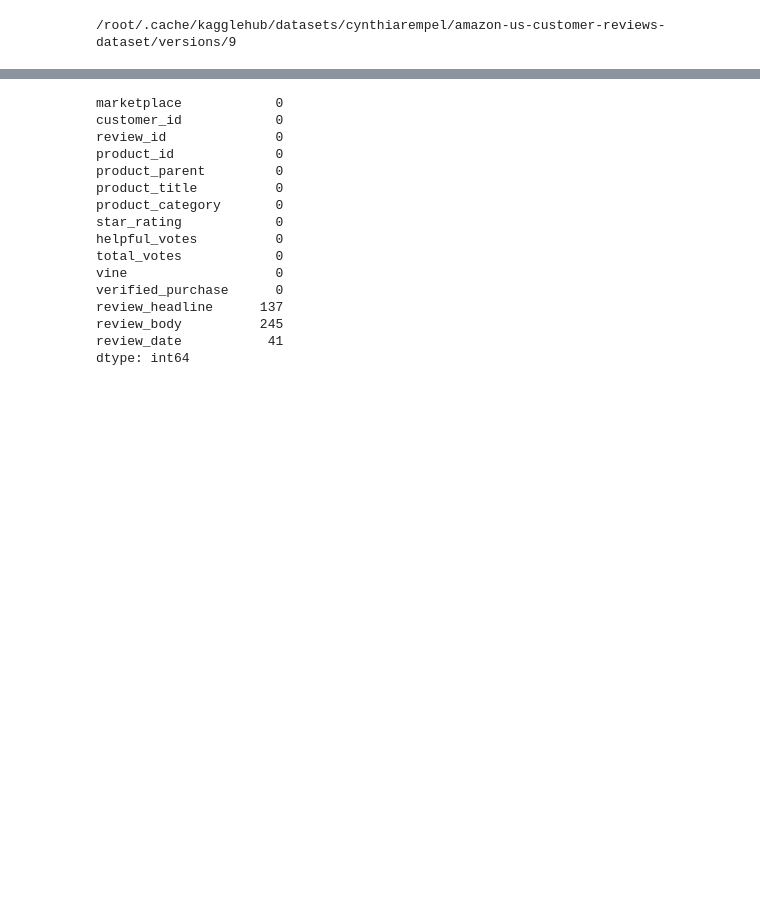
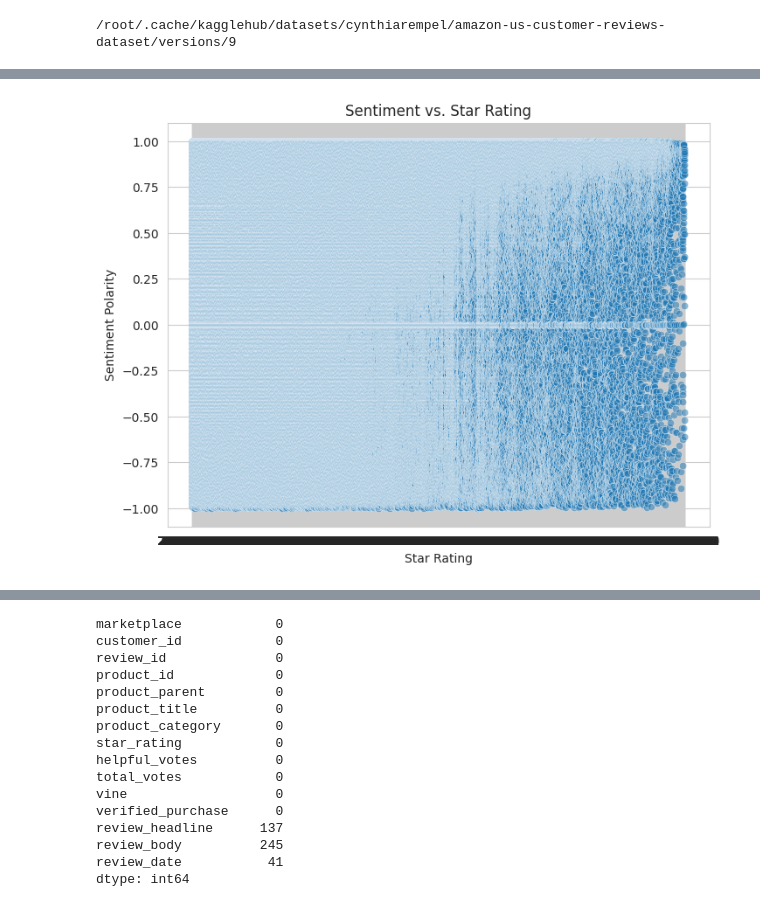
Before and after one commit to hersheyk/CSC-369, a Jupyter notebook: AmazonAnalysis/AmazonEDA.ipynb, the cells around one changed output, grey strips where cells are left out. Drawn from its saved outputs; the diff is of its cells as text; code cells hidden in the pictures; blank space fills up the shorter version.

```diff
--- a/AmazonAnalysis/AmazonEDA.ipynb
+++ b/AmazonAnalysis/AmazonEDA.ipynb
@@ -23,40 +23,40 @@ Files in dataset: ['amazon_reviews_us_Mobile_Apps_v1_00.tsv', 'amazon_reviews_us
 # %%
 if files:
-    # MusicalInstruments = pd.read_csv(os.path.join(dataset_path, 'amazon_reviews_us_Musical_Instruments_v1_00.tsv'), sep='\t', on_bad_lines='warn')
-    # Books = pd.read_csv(os.path.join(dataset_path, 'amazon_reviews_us_Books_v1_02.tsv'), sep='\t', on_bad_lines='warn')
+    #MusicalInstruments = pd.read_csv(os.path.join(dataset_path, 'amazon_reviews_us_Musical_Instruments_v1_00.tsv'), sep='\t', on_bad_lines='warn')
+    #Books = pd.read_csv(os.path.join(dataset_path, 'amazon_reviews_us_Books_v1_02.tsv'), sep='\t', on_bad_lines='warn')
     # HealthPersonalCare = pd.read_csv(os.path.join(dataset_path, 'amazon_reviews_us_Health_Personal_Care_v1_00.tsv'), sep='\t', on_bad_lines='warn')
     # Tools = pd.read_csv(os.path.join(dataset_path, 'amazon_reviews_us_Tools_v1_00.tsv'), sep='\t', on_bad_lines='warn')
     # Automotive = pd.read_csv(os.path.join(dataset_path, 'amazon_reviews_us_Automotive_v1_00.tsv'), sep='\t', on_bad_lines='warn')
     # DigitalSoftware = pd.read_csv(os.path.join(dataset_path, 'amazon_reviews_us_Digital_Software_v1_00.tsv'), sep='\t', on_bad_lines='warn')
     # PetProducts = pd.read_csv(os.path.join(dataset_path, 'amazon_reviews_us_Pet_Products_v1_00.tsv'), sep='\t', on_bad_lines='warn')
     # Grocery = pd.read_csv(os.path.join(dataset_path, 'amazon_reviews_us_Grocery_v1_00.tsv'), sep='\t', on_bad_lines='warn')
-    # Shoes = pd.read_csv(os.path.join(dataset_path, 'amazon_reviews_us_Shoes_v1_00.tsv'), sep='\t', on_bad_lines='warn')
+    #Shoes = pd.read_csv(os.path.join(dataset_path, 'amazon_reviews_us_Shoes_v1_00.tsv'), sep='\t', on_bad_lines='warn')
     # Music = pd.read_csv(os.path.join(dataset_path, 'amazon_reviews_us_Music_v1_00.tsv'), sep='\t', on_bad_lines='warn')
     # VideoDVD = pd.read_csv(os.path.join(dataset_path, 'amazon_reviews_us_Video_DVD_v1_00.tsv'), sep='\t', on_bad_lines='warn')
     # Outdoors = pd.read_csv(os.path.join(dataset_path, 'amazon_reviews_us_Outdoors_v1_00.tsv'), sep='\t', on_bad_lines='warn')
-    # Electronics = pd.read_csv(os.path.join(dataset_path, 'amazon_reviews_us_Electronics_v1_00.tsv'), sep='\t', on_bad_lines='warn')
+    Electronics = pd.read_csv(os.path.join(dataset_path, 'amazon_reviews_us_Electronics_v1_00.tsv'), sep='\t', on_bad_lines='warn')
     # MobileElectronics = pd.read_csv(os.path.join(dataset_path, 'amazon_reviews_us_Mobile_Electronics_v1_00.tsv'), sep='\t', on_bad_lines='warn')
     # DigitalVideoDownload = pd.read_csv(os.path.join(dataset_path, 'amazon_reviews_us_Digital_Video_Download_v1_00.tsv'), sep='\t', on_bad_lines='warn')
-    # Furniture = pd.read_csv(os.path.join(dataset_path, 'amazon_reviews_us_Furniture_v1_00.tsv'), sep='\t', on_bad_lines='warn')
+    #Furniture = pd.read_csv(os.path.join(dataset_path, 'amazon_reviews_us_Furniture_v1_00.tsv'), sep='\t', on_bad_lines='warn')
     # Watches = pd.read_csv(os.path.join(dataset_path, 'amazon_reviews_us_Watches_v1_00.tsv'), sep='\t', on_bad_lines='warn')
     # Camera = pd.read_csv(os.path.join(dataset_path, 'amazon_reviews_us_Camera_v1_00.tsv'), sep='\t', on_bad_lines='warn')
     # Video = pd.read_csv(os.path.join(dataset_path, 'amazon_reviews_us_Video_v1_00.tsv'), sep='\t', on_bad_lines='warn')
     # DigitalEbookPurchase = pd.read_csv(os.path.join(dataset_path, 'amazon_reviews_us_Digital_Ebook_Purchase_v1_01.tsv'), sep='\t', on_bad_lines='warn')
     # VideoGames = pd.read_csv(os.path.join(dataset_path, 'amazon_reviews_us_Video_Games_v1_00.tsv'), sep='\t', on_bad_lines='warn')
     # Baby = pd.read_csv(os.path.join(dataset_path, 'amazon_reviews_us_Baby_v1_00.tsv'), sep='\t', on_bad_lines='warn')
-    # Apparel = pd.read_csv(os.path.join(dataset_path, 'amazon_reviews_us_Apparel_v1_00.tsv'), sep='\t', on_bad_lines='warn')
+    Apparel = pd.read_csv(os.path.join(dataset_path, 'amazon_reviews_us_Apparel_v1_00.tsv'), sep='\t', on_bad_lines='warn')
     # PersonalCareAppliances = pd.read_csv(os.path.join(dataset_path, 'amazon_reviews_us_Personal_Care_Appliances_v1_00.tsv'), sep='\t', on_bad_lines='warn')
     # PC = pd.read_csv(os.path.join(dataset_path, 'amazon_reviews_us_PC_v1_00.tsv'), sep='\t', on_bad_lines='warn')
     # MultilingualUS = pd.read_csv(os.path.join(dataset_path, 'amazon_reviews_multilingual_US_v1_00.tsv'), sep='\t', on_bad_lines='warn')
     # DigitalMusicPurchase = pd.read_csv(os.path.join(dataset_path, 'amazon_reviews_us_Digital_Music_Purchase_v1_00.tsv'), sep='\t', on_bad_lines='warn')
     # Wireless = pd.read_csv(os.path.join(dataset_path, 'amazon_reviews_us_Wireless_v1_00.tsv'), sep='\t', on_bad_lines='warn')
-    # Beauty = pd.read_csv(os.path.join(dataset_path, 'amazon_reviews_us_Beauty_v1_00.tsv'), sep='\t', on_bad_lines='warn')
-    # MajorAppliances = pd.read_csv(os.path.join(dataset_path, 'amazon_reviews_us_Major_Appliances_v1_00.tsv'), sep='\t', on_bad_lines='warn')
-    # DigitalVideoGames = pd.read_csv(os.path.join(dataset_path, 'amazon_reviews_us_Digital_Video_Games_v1_00.tsv'), sep='\t', on_bad_lines='warn')
-    # OfficeProducts = pd.read_csv(os.path.join(dataset_path, 'amazon_reviews_us_Office_Products_v1_00.tsv'), sep='\t', on_bad_lines='warn')
-    MobileApps = pd.read_csv(os.path.join(dataset_path, files[0]), sep='\t', on_bad_lines='warn')
-    Sports = pd.read_csv(os.path.join(dataset_path, files[1]), sep='\t', on_bad_lines='warn')
-    Software = pd.read_csv(os.path.join(dataset_path, files[2]), sep='\t', on_bad_lines='warn')
+    #Beauty = pd.read_csv(os.path.join(dataset_path, 'amazon_reviews_us_Beauty_v1_00.tsv'), sep='\t', on_bad_lines='warn')
+    #MajorAppliances = pd.read_csv(os.path.join(dataset_path, 'amazon_reviews_us_Major_Appliances_v1_00.tsv'), sep='\t', on_bad_lines='warn')
+    #DigitalVideoGames = pd.read_csv(os.path.join(dataset_path, 'amazon_reviews_us_Digital_Video_Games_v1_00.tsv'), sep='\t', on_bad_lines='warn')
+    OfficeProducts = pd.read_csv(os.path.join(dataset_path, 'amazon_reviews_us_Office_Products_v1_00.tsv'), sep='\t', on_bad_lines='warn')
+    #MobileApps = pd.read_csv(os.path.join(dataset_path, files[0]), sep='\t', on_bad_lines='warn')
+    #Sports = pd.read_csv(os.path.join(dataset_path, files[1]), sep='\t', on_bad_lines='warn')
+    #Software = pd.read_csv(os.path.join(dataset_path, files[2]), sep='\t', on_bad_lines='warn')
 
 else:
     print("No TSV files found in the dataset directory.")
@@ -121,0 +126,16 @@ plt.gca().spines[['top', 'right',]].set_visible(False)
+# %%
+analyzer = SentimentIntensityAnalyzer()
+df= Electronics
+
+      # Sentiment Analysis
+#df['sentiment'] = df['review_body'].apply(lambda x: analyzer.polarity_scores(str(x))['compound'])
+
+sns.set_style("whitegrid")
+plt.figure(figsize=(8, 6))
+sns.scatterplot(x='review_date', y='sentiment', data=df, alpha=0.5)
+plt.xlabel("Star Rating")
+plt.ylabel("Sentiment Polarity")
+plt.title("Sentiment vs. Star Rating")
+plt.show()
+# %% [output]
+[figure, added]
```
Also changed, not shown: parts of 11 cells of this notebook, 1 other file.
